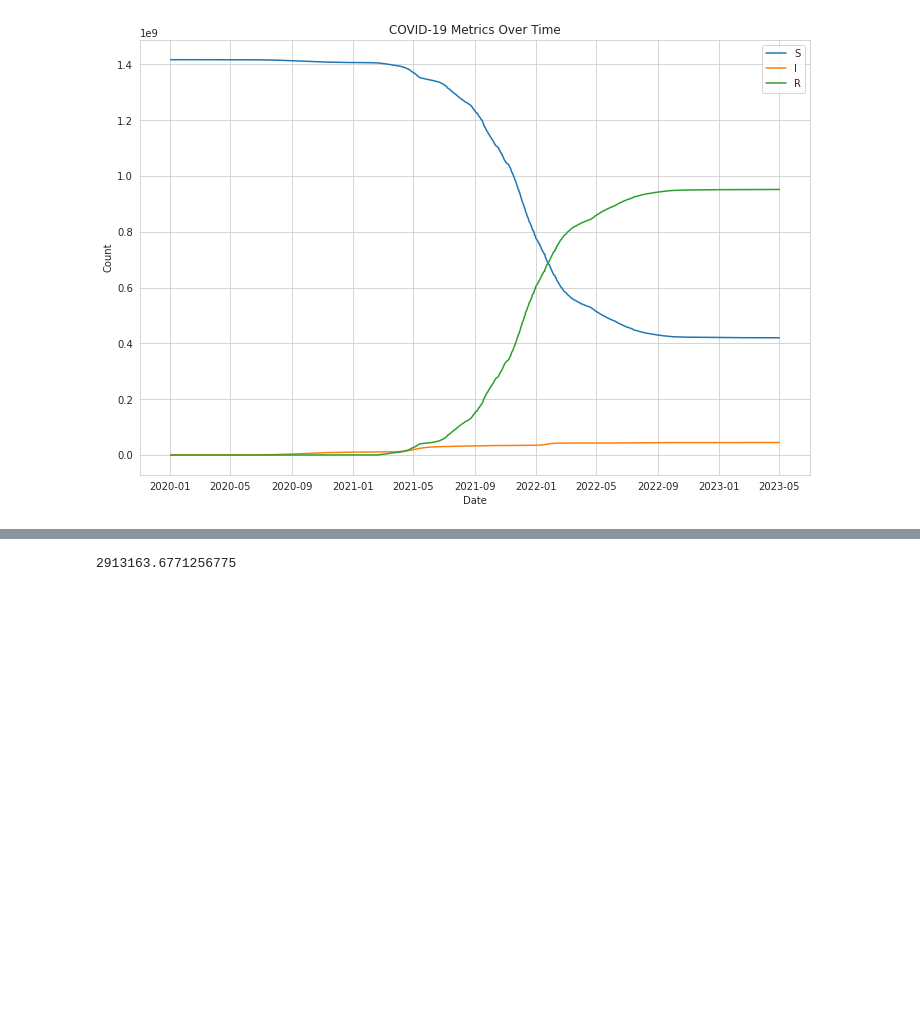
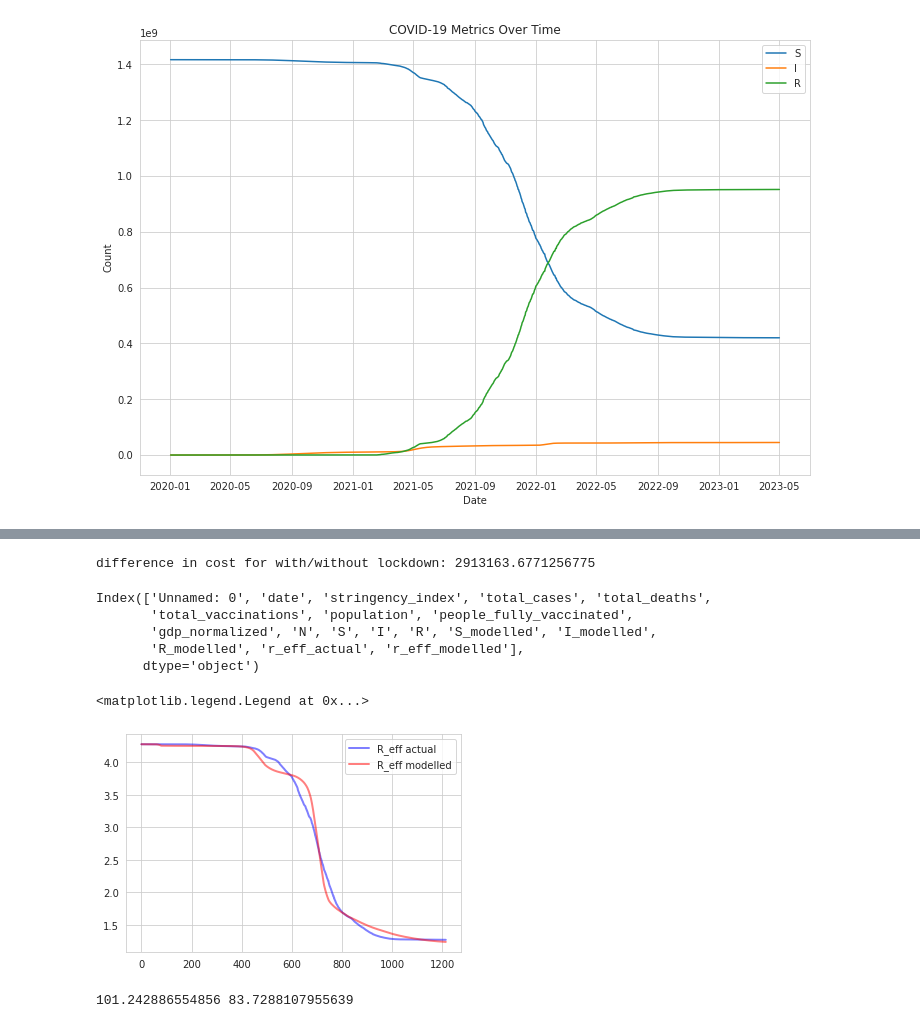
Before and after one commit to psymbio/sir_rl, a Jupyter notebook: 02_data_calibration_benjamin_moll.ipynb, the cells around one changed output, grey strips where cells are left out. Drawn from its saved outputs; the diff is of its cells as text; code cells hidden in the pictures; blank space fills up the shorter version.

```diff
--- a/02_data_calibration_benjamin_moll.ipynb
+++ b/02_data_calibration_benjamin_moll.ipynb
@@ -217,4 +213,4 @@ print(cost_with_lockdown)
 # %%
-print(cost_without_lockdown - cost_with_lockdown)
+print(f"difference in cost for with/without lockdown: {cost_without_lockdown - cost_with_lockdown}")
 # %% [output]
-2913163.6771256775
+difference in cost for with/without lockdown: 2913163.6771256775
@@ -228,0 +225,24 @@ with open(OPTIMAL_VALUES_FILE, "w") as outfile:
+# %%
+print(df.columns)
+# %% [output]
+Index(['Unnamed: 0', 'date', 'stringency_index', 'total_cases', 'total_deaths',
+       'total_vaccinations', 'population', 'people_fully_vaccinated',
+       'gdp_normalized', 'N', 'S', 'I', 'R', 'S_modelled', 'I_modelled',
+       'R_modelled', 'r_eff_actual', 'r_eff_modelled'],
+      dtype='object')
+# %%
+r0 = optimal_beta/optimal_gamma
+
+df["S_modelled"] = S
+df["I_modelled"] = I
+df["R_modelled"] = R
+df["r_eff_actual"] = r0 * df["S"]/df["N"]
+df["r_eff_modelled"] = r0 * df["S_modelled"]/df["N"]
+# %%
+plt.figure()
+plt.plot(t, df['r_eff_actual'], 'b', alpha=0.5, lw=2, label='R_eff actual')
+plt.plot(t, df['r_eff_modelled'], 'r', alpha=0.5, lw=2, label='R_eff modelled')
+plt.legend()
+# %% [output]
+<matplotlib.legend.Legend at 0x...>
+[figure, added]
@@ -228,0 +257,6 @@ with open(OPTIMAL_VALUES_FILE, "w") as outfile:
+# %%
+print(max(df['gdp_normalized']), min(df['gdp_normalized']))
+
+df['gdp_min_max_normalized'] = (df['gdp_normalized'] - MIN_GDP) / (MAX_GDP - MIN_GDP)
+# %% [output]
+101.242886554856 83.7288107955639
```
Also changed, not shown: parts of 26 cells of this notebook, 3 other files.
